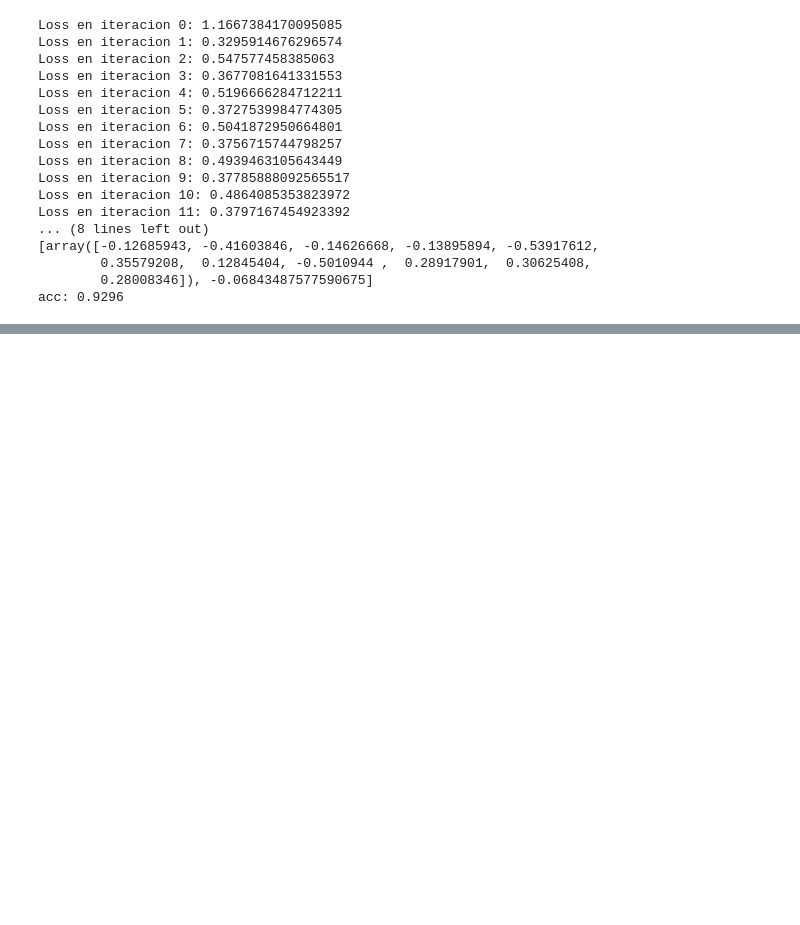
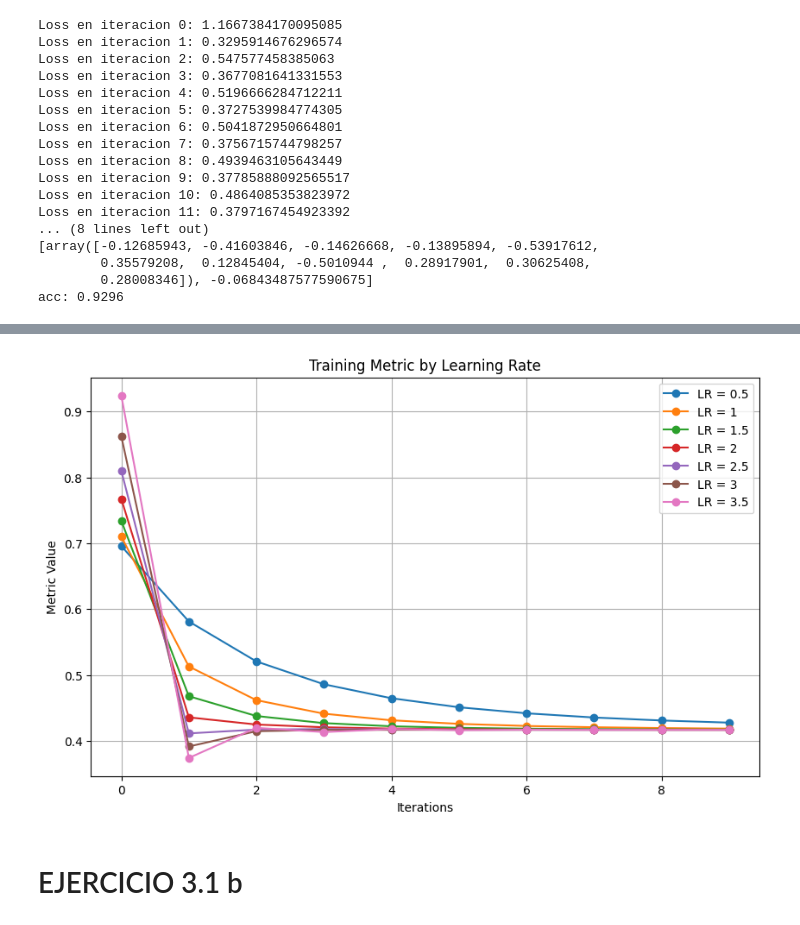
Before and after one commit to kzzazzk/ogvd_spark, a Jupyter notebook: Notebooks/ejercicio3.ipynb, the cells around one changed output, grey strips where cells are left out. Saved outputs shown, nothing was run; the diff lists cells and outputs as text; code cells hidden in the pictures; blank space fills up the shorter version.

Commit message:
ejercicios hechos, solo falta el 3.3

```diff
--- a/Notebooks/ejercicio3.ipynb
+++ b/Notebooks/ejercicio3.ipynb
@@ -261,0 +478,18 @@ acc: 0.9296
+# %%
+%pip install matplotlib
+import matplotlib.pyplot as plt
+
+plt.figure(figsize=(10, 6))
+
+for lr, metrics in dict_result.items():
+    iterations = list(metrics.keys())
+    values = list(metrics.values())
+    plt.plot(iterations, values, marker='o', label=f'LR = {lr}')
+
+plt.title('Training Metric by Learning Rate')
+plt.xlabel('Iterations')
+plt.ylabel('Metric Value')
+plt.legend()
+plt.grid(True)
+plt.savefig('plot.png')
+# %% [output]
@@ -261,0 +512,3 @@ acc: 0.9296
+[figure, added]
+# %% [markdown]
+# EJERCICIO 3.1 b
```
Also changed, not shown: parts of 48 cells of this notebook.
